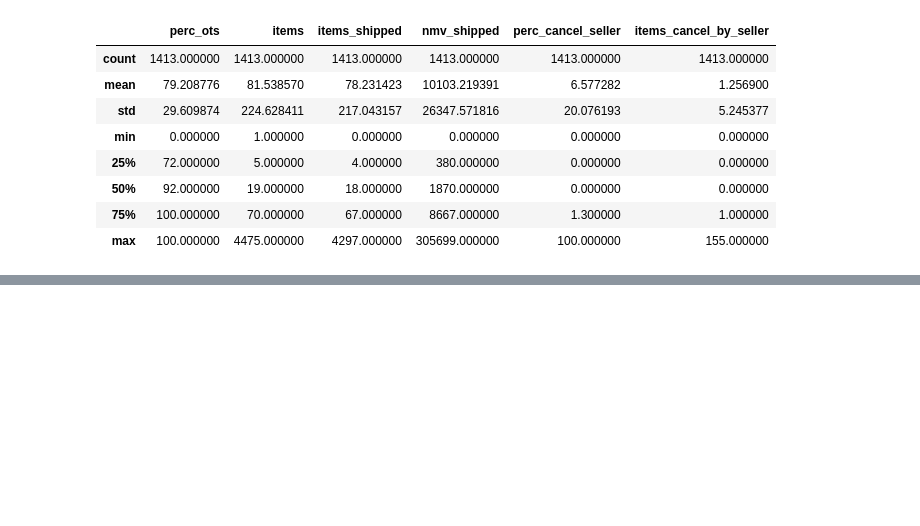
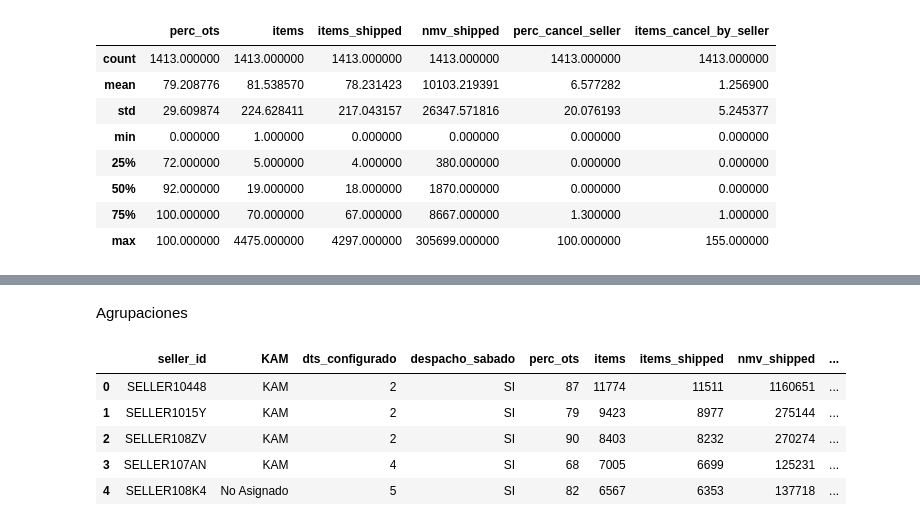
Before and after one commit to gflores1092/ClasesMissYera, a Jupyter notebook: Python/Caso_de_negocio.ipynb, the cells around one changed output, grey strips where cells are left out. Saved outputs shown, nothing was run; the diff lists cells and outputs as text; code cells hidden in the pictures; blank space fills up the shorter version.

```diff
--- a/Python/Caso_de_negocio.ipynb
+++ b/Python/Caso_de_negocio.ipynb
@@ -278,0 +305,46 @@ df1.describe()
+# %%
+df2 = (
+    df2
+    .rename(columns={
+        'ID': 'seller_id', 'KAM': 'KAM',
+        'DTS Configurado': 'dts_configurado', 'Despacho Sabado': 'despacho_sabado',
+        '% OTS': 'perc_ots', '# Items': 'items',
+        '# Items Shipped': 'items_shipped', 'S/ NMV Shipped': 'nmv_shipped',
+        '% CNCL Seller': 'perc_cancel_seller',
+        '# Items CNCL by Seller': 'items_cancel_by_seller'
+    })
+    .assign(
+        perc_ots = lambda a: a['perc_ots'].str.replace(' %', ''),
+        nmv_shipped = lambda x: x['nmv_shipped'].str.replace('S/. ', '').str.replace(',',''),
+        perc_cancel_seller = lambda x: x['perc_cancel_seller'].str.replace(' %','')
+    )
+    .assign(
+        dts_configurado = lambda x: np.where(x['dts_configurado'] == '', 0, x['dts_configurado']),
+        perc_ots = lambda x: np.where(x['perc_ots'] == '', 0, x['perc_ots']),
+        items = lambda x: np.where(x['items'] == '', 0, x['items']),
+        items_shipped = lambda x: np.where(x['items_shipped'] == '', 0, x['items_shipped']),
+        nmv_shipped = lambda x: np.where(x['nmv_shipped'] == '', 0, x['nmv_shipped']),
+        perc_cancel_seller = lambda x: np.where(x['perc_cancel_seller'] == '', 0, x['perc_cancel_seller']),
+        items_cancel_by_seller = lambda x: np.where(x['items_cancel_by_seller'] == '', 0, x['items_cancel_by_seller'])
+    )
+    .assign(
+        #dts_configurado = lambda x: x['dts_configurado'].astype('float'),
+        perc_ots = lambda x: x['perc_ots'].astype('int'),
+        items = lambda x: x['items'].astype('int'),
+        items_shipped = lambda x: x['items_shipped'].astype('int'),
+        nmv_shipped = lambda x: x['nmv_shipped'].astype('int'),
+        perc_cancel_seller = lambda x: x['perc_cancel_seller'].astype('float'),
+        items_cancel_by_seller = lambda x: x['items_cancel_by_seller'].astype('int')
+    )
+)
+# %% [markdown]
+Agrupaciones
+# %%
+df2.head()
+# %% [output]
+|  | seller_id | KAM | dts_configurado | despacho_sabado | perc_ots | items | items_shipped | nmv_shipped | ... |
+| 0 | SELLER10448 | KAM | 2 | SI | 87 | 11774 | 11511 | 1160651 | ... |
+| 1 | SELLER1015Y | KAM | 2 | SI | 79 | 9423 | 8977 | 275144 | ... |
+| 2 | SELLER108ZV | KAM | 2 | SI | 90 | 8403 | 8232 | 270274 | ... |
+| 3 | SELLER107AN | KAM | 4 | SI | 68 | 7005 | 6699 | 125231 | ... |
+| 4 | SELLER108K4 | No Asignado | 5 | SI | 82 | 6567 | 6353 | 137718 | ... |
```
Also changed, not shown: parts of 11 cells of this notebook.
